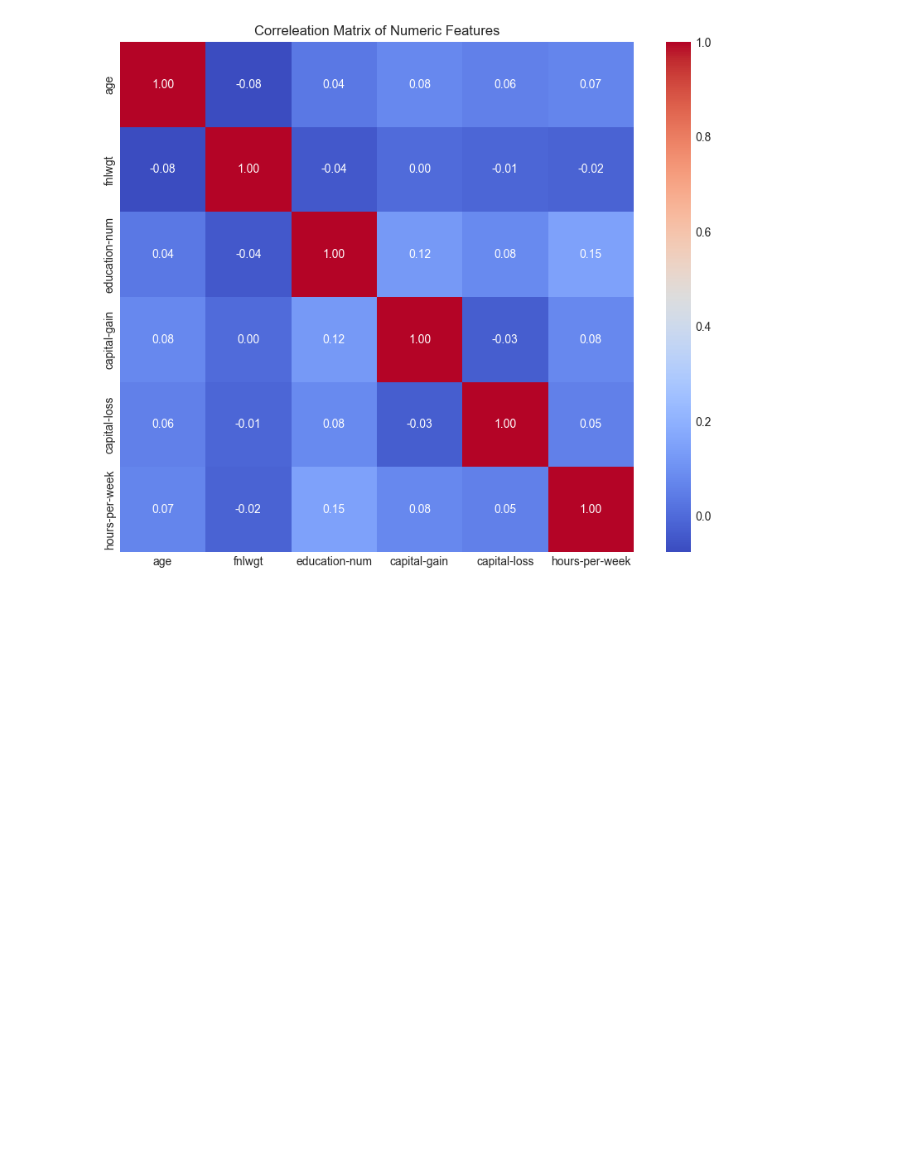
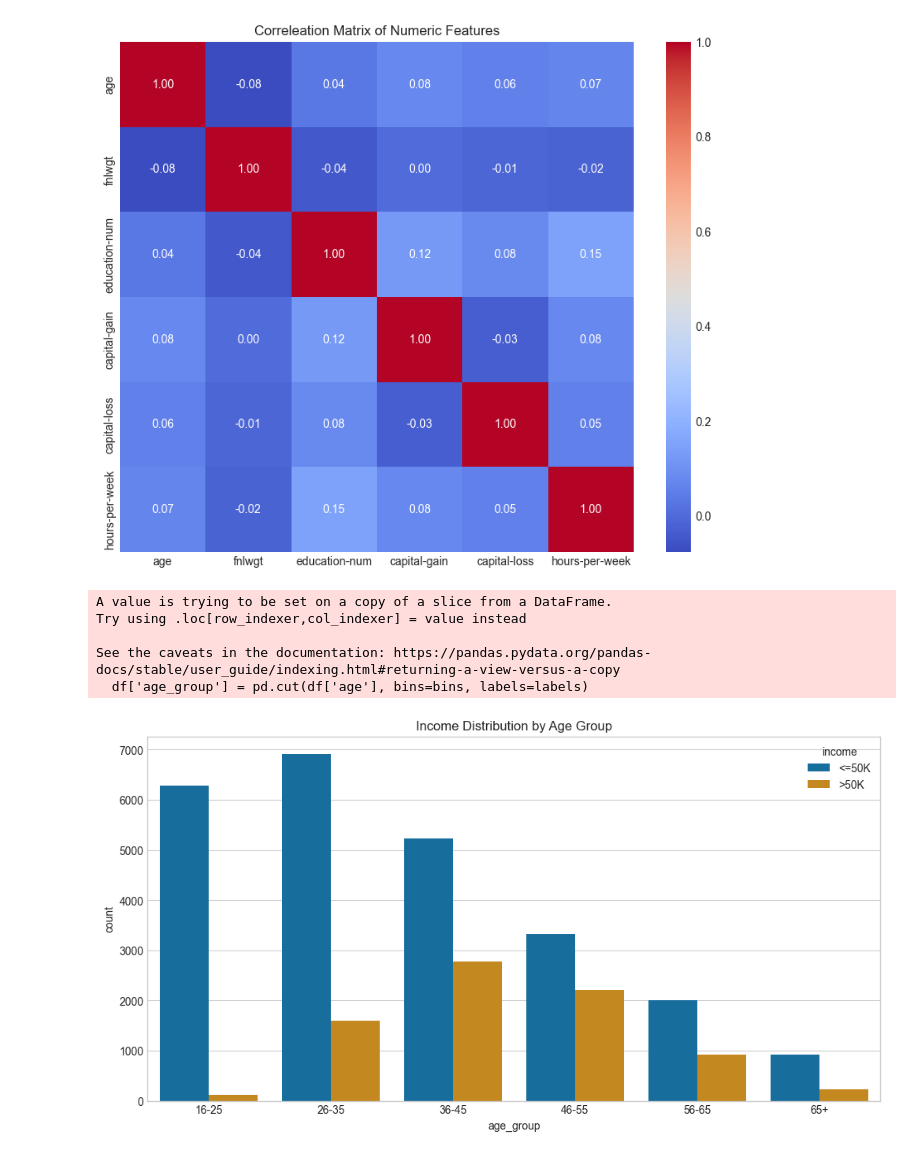
Before and after one commit to Vijayaragavan185/adult-income-analysis, a Jupyter notebook: notebooks/data_cleaning_eda_adult.ipynb, the cells around one changed output. Saved outputs shown, nothing was run; the diff lists cells and outputs as text; code cells hidden in the pictures; blank space fills up the shorter version.

```diff
--- a/notebooks/data_cleaning_eda_adult.ipynb
+++ b/notebooks/data_cleaning_eda_adult.ipynb
@@ -282,3 +282,24 @@ plt.title('Correleation Matrix of Numeric Features')
 plt.show()
 # %% [output]
 [figure]
+# %%
+# Feature Engineering
+
+# Example: Create age groups
+bins = [16, 25, 35, 45, 55, 65, 100]
+labels = ['16-25', '26-35', '36-45', '46-55', '56-65', '65+']
+df['age_group'] = pd.cut(df['age'], bins=bins, labels=labels)
+# %% [output]
+A value is trying to be set on a copy of a slice from a DataFrame.
+Try using .loc[row_indexer,col_indexer] = value instead
+
+See the caveats in the documentation: https://pandas.pydata.org/pandas-docs/stable/user_guide/indexing.html#returning-a-view-versus-a-copy
+  df['age_group'] = pd.cut(df['age'], bins=bins, labels=labels)
+# %%
+# Visualize income by age group
+plt.figure(figsize=(12, 6))
+sns.countplot(x='age_group', hue='income', data=df)
+plt.title('Income Distribution by Age Group')
+plt.show()
+# %% [output]
+[figure, added]
```
Also changed, not shown: parts of 3 cells of this notebook, 1 other file.
